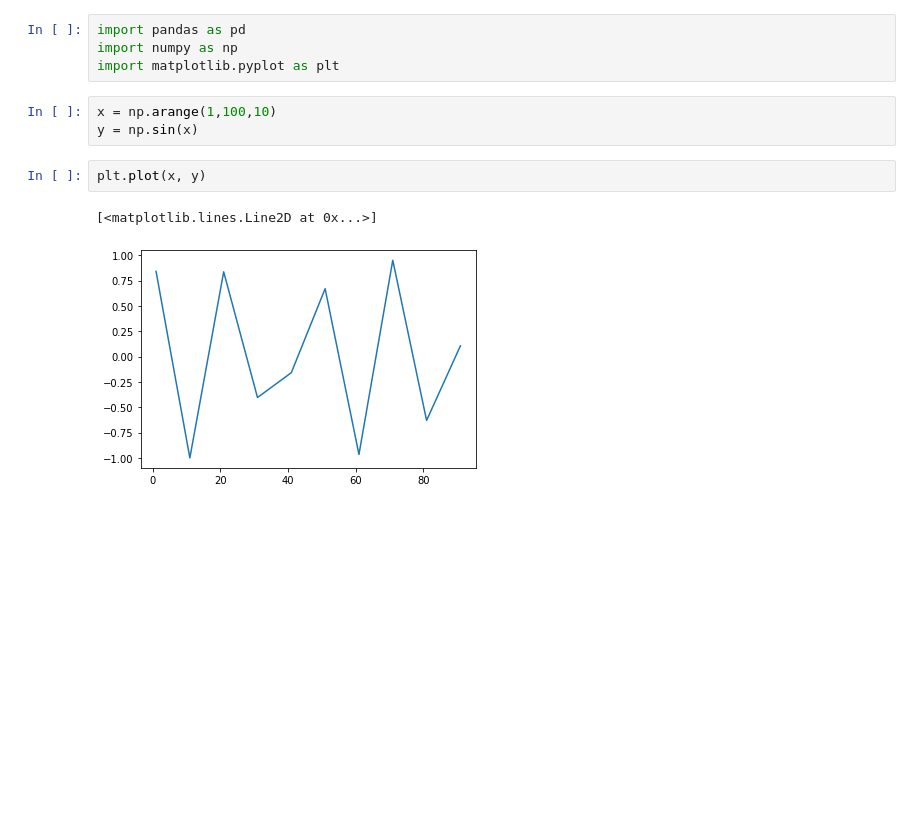
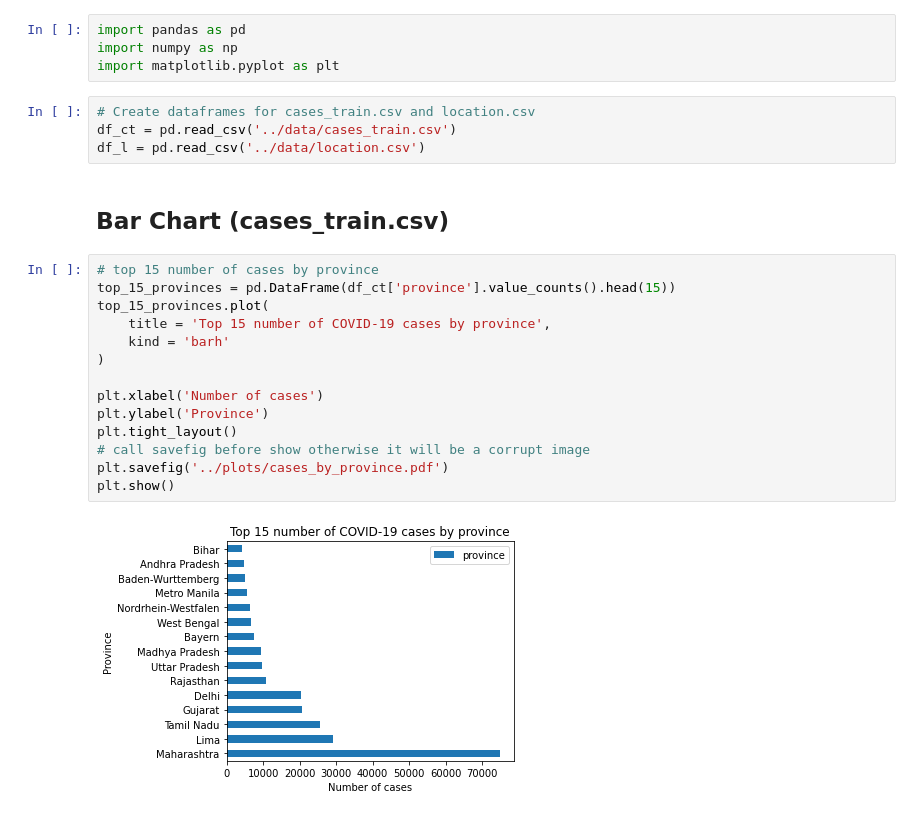
Before and after one commit to klam98/COVID-19-Data-Mining, a Jupyter notebook: src/eda.ipynb, the cells around one changed output. Drawn from its saved outputs; the diff is of its cells as text; blank space fills up the shorter version.

Commit message:
added bar chart, testing .gitignore again

```diff
--- a/src/eda.ipynb
+++ b/src/eda.ipynb
@@ -2,11 +4,25 @@
 import pandas as pd
 import numpy as np
 import matplotlib.pyplot as plt
-# %%
-x = np.arange(1,100,10)
-y = np.sin(x)
-# %%
-plt.plot(x, y)
-# %% [output]
-[<matplotlib.lines.Line2D at 0x...>]
-[figure, removed]
+# %%
+# Create dataframes for cases_train.csv and location.csv
+df_ct = pd.read_csv('../data/cases_train.csv')
+df_l = pd.read_csv('../data/location.csv')
+# %% [markdown]
+## Bar Chart (cases_train.csv)
+# %%
+# top 15 number of cases by province
+top_15_provinces = pd.DataFrame(df_ct['province'].value_counts().head(15))
+top_15_provinces.plot(
+    title = 'Top 15 number of COVID-19 cases by province',
+    kind = 'barh'
+)
+
+plt.xlabel('Number of cases')
+plt.ylabel('Province')
+plt.tight_layout()
+# call savefig before show otherwise it will be a corrupt image
+plt.savefig('../plots/cases_by_province.pdf')
+plt.show()
+# %% [output]
+[figure, added]
```
Also changed, not shown: parts of 1 cell of this notebook, 1 other file.
